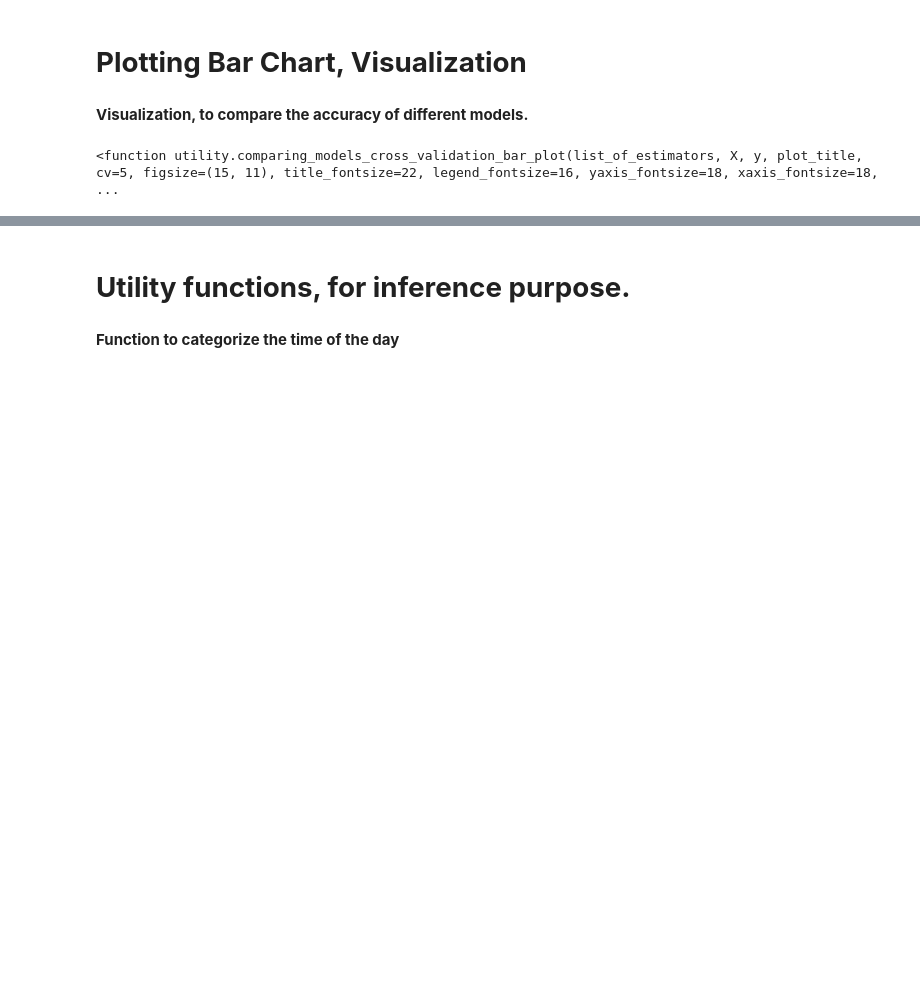
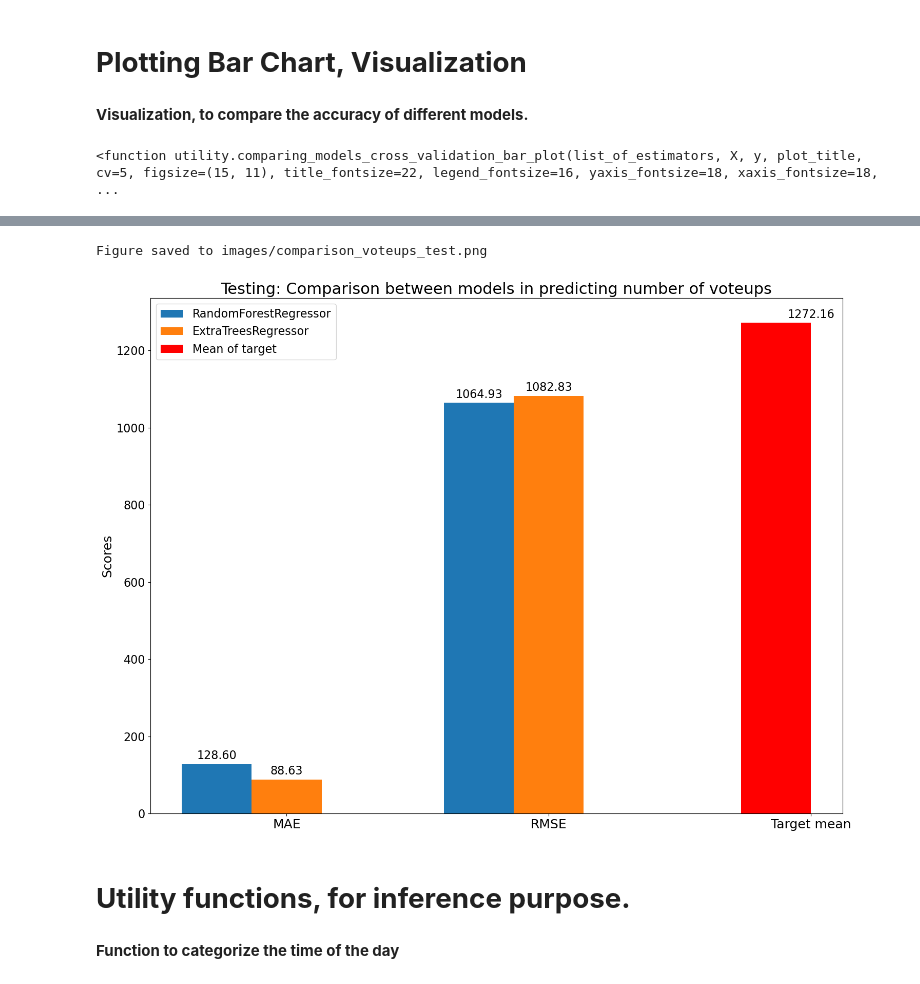
Before and after one commit to Nguyen-Newcastle/RedditBlogPostPrediction, a Jupyter notebook: RedditDataBlogPrediction.ipynb, the cells around one changed output, grey strips where cells are left out. Drawn from its saved outputs; the diff is of its cells as text; code cells hidden in the pictures; blank space fills up the shorter version.

```diff
--- a/RedditDataBlogPrediction.ipynb
+++ b/RedditDataBlogPrediction.ipynb
@@ -331,3 +346,10 @@ Figure saved to images/comparison_comments_cross_validation.png
+# %%
+comparing_models_test_bar_plot([random_forest, extra_tree], X_test, y_test.iloc[:, 1],
+    plot_title = "Testing: Comparison between models in predicting number of voteups",
+                                           save_path="images/comparison_voteups_test.png")
+# %% [output]
+Figure saved to images/comparison_voteups_test.png
+[figure, added]
 # %% [markdown]
 # **Utility functions, for inference purpose.**
 # %% [markdown]
```
Also changed, not shown: parts of 14 cells of this notebook, 7 other files.
